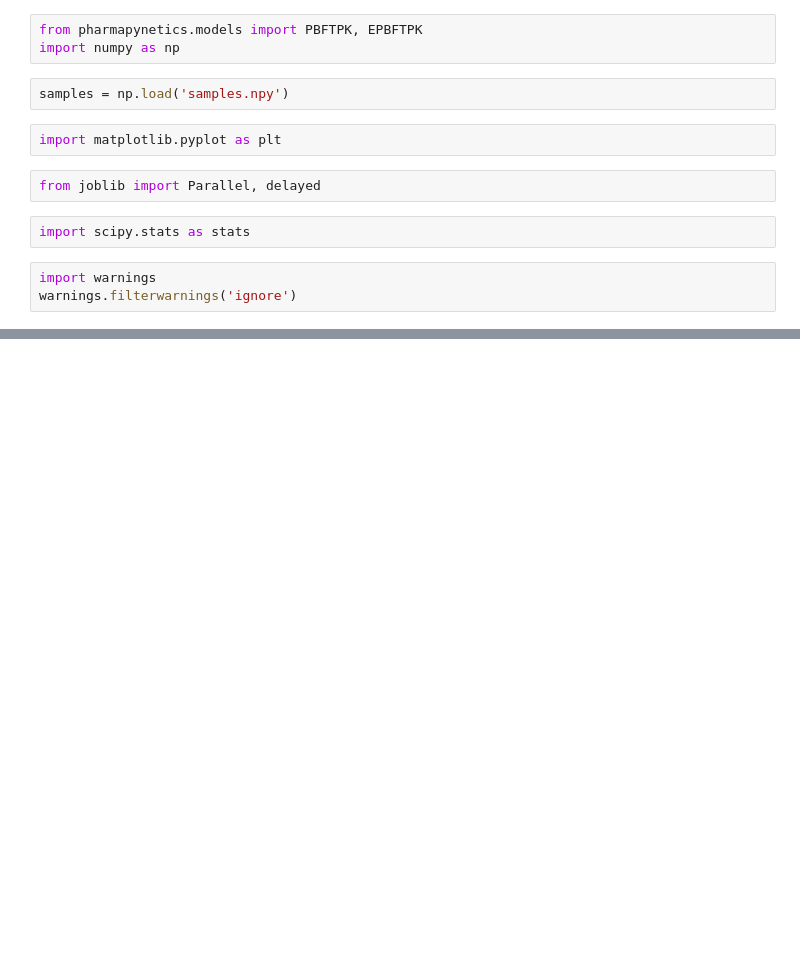
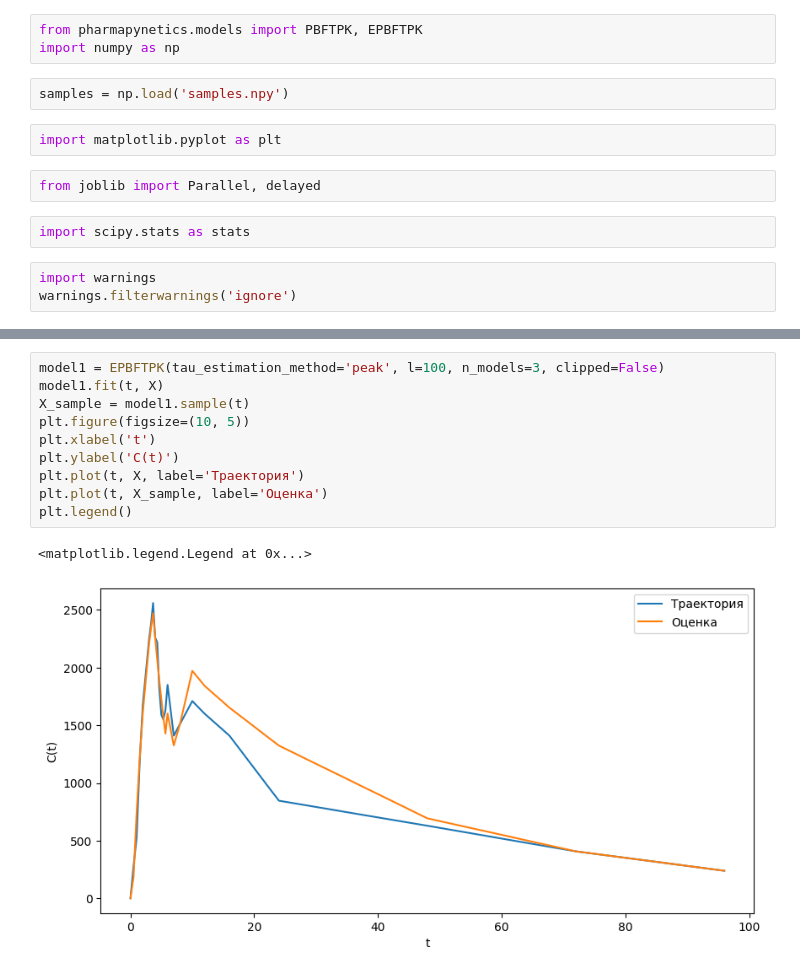
Before and after one commit to LumbaBalumba/yes-science, a Jupyter notebook: modelling.ipynb, the cells around one changed output, grey strips where cells are left out. Saved outputs shown, nothing was run; the diff lists cells and outputs as text; blank space fills up the shorter version.

```diff
--- a/modelling.ipynb
+++ b/modelling.ipynb
@@ -34,0 +41,13 @@ plt.legend()
+# %%
+model1 = EPBFTPK(tau_estimation_method='peak', l=100, n_models=3, clipped=False)
+model1.fit(t, X)
+X_sample = model1.sample(t)
+plt.figure(figsize=(10, 5))
+plt.xlabel('t')
+plt.ylabel('C(t)')
+plt.plot(t, X, label='Траектория')
+plt.plot(t, X_sample, label='Оценка')
+plt.legend()
+# %% [output]
+<matplotlib.legend.Legend at 0x...>
+[figure, added]
```
Also changed, not shown: parts of 9 cells of this notebook.
